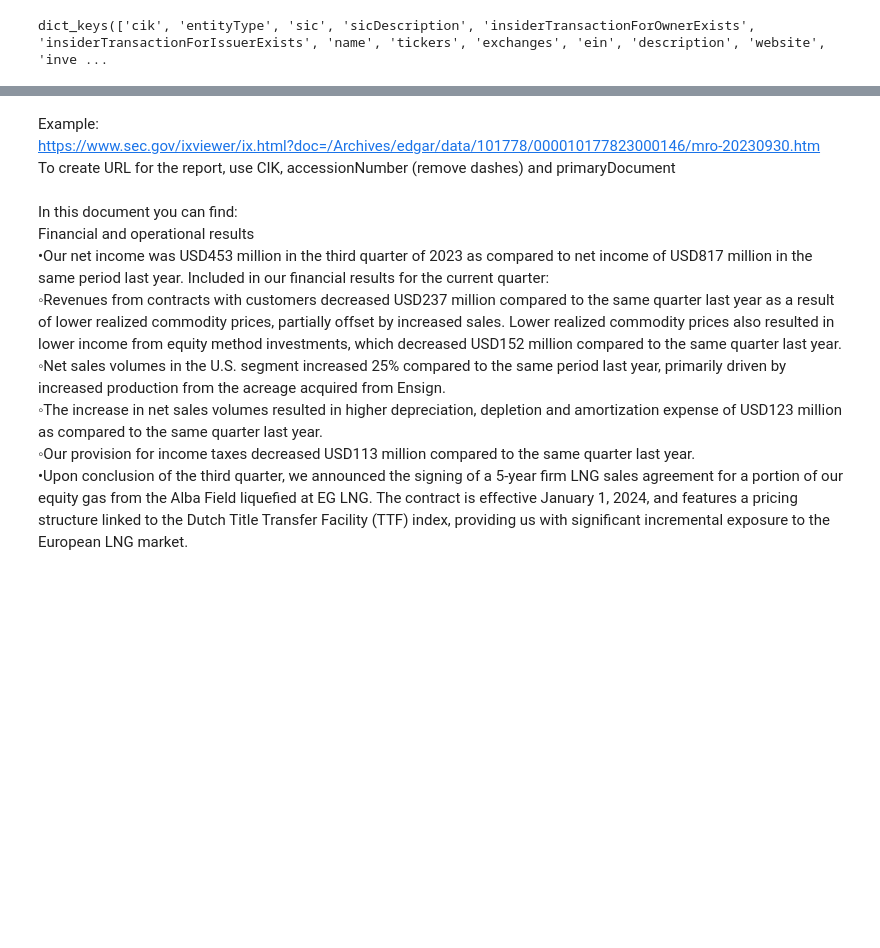
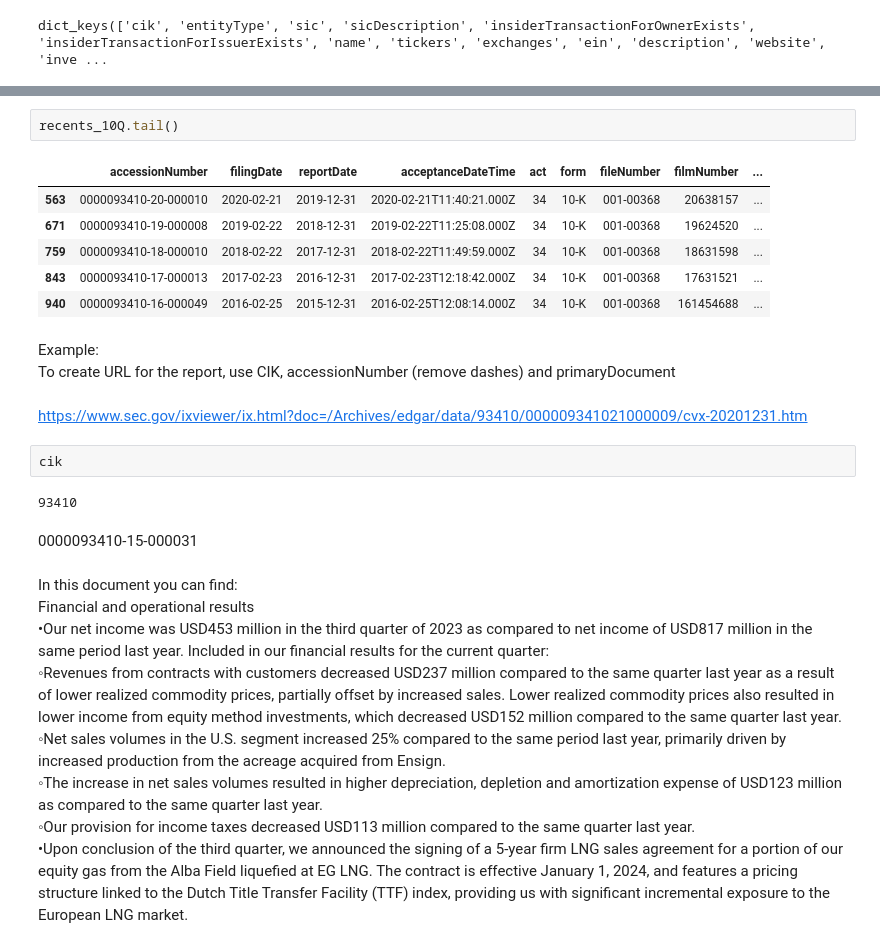
Before and after one commit to ralfcam/wqu_capstone, a Jupyter notebook: notebooks/SEC_Example.ipynb, the cells around one changed output, grey strips where cells are left out. Cells and saved outputs as stored; diff of their text form; blank space fills up the shorter version.

```diff
--- a/notebooks/SEC_Example.ipynb
+++ b/notebooks/SEC_Example.ipynb
@@ -48,7 +62,23 @@ recents_10Q.head()
+# %%
+recents_10Q.tail()
+# %% [output]
+|  | accessionNumber | filingDate | reportDate | acceptanceDateTime | act | form | fileNumber | filmNumber | ... |
+| 563 | 0000093410-20-000010 | 2020-02-21 | 2019-12-31 | 2020-02-21T11:40:21.000Z | 34 | 10-K | 001-00368 | 20638157 | ... |
+| 671 | 0000093410-19-000008 | 2019-02-22 | 2018-12-31 | 2019-02-22T11:25:08.000Z | 34 | 10-K | 001-00368 | 19624520 | ... |
+| 759 | 0000093410-18-000010 | 2018-02-22 | 2017-12-31 | 2018-02-22T11:49:59.000Z | 34 | 10-K | 001-00368 | 18631598 | ... |
+| 843 | 0000093410-17-000013 | 2017-02-23 | 2016-12-31 | 2017-02-23T12:18:42.000Z | 34 | 10-K | 001-00368 | 17631521 | ... |
+| 940 | 0000093410-16-000049 | 2016-02-25 | 2015-12-31 | 2016-02-25T12:08:14.000Z | 34 | 10-K | 001-00368 | 161454688 | ... |
 # %% [markdown]
 Example:
-https://www.sec.gov/ixviewer/ix.html?doc=/Archives/edgar/data/101778/000010177823000146/mro-20230930.htm
 To create URL for the report, use CIK, accessionNumber (remove dashes) and primaryDocument
+# %% [markdown]
+https://www.sec.gov/ixviewer/ix.html?doc=/Archives/edgar/data/93410/000009341021000009/cvx-20201231.htm
+# %%
+cik
+# %% [output]
+93410
+# %% [markdown]
+0000093410-15-000031
 # %% [markdown]
 In this document you can find:
 Financial and operational results
```
Also changed, not shown: parts of 5 cells of this notebook, 1 other file.
